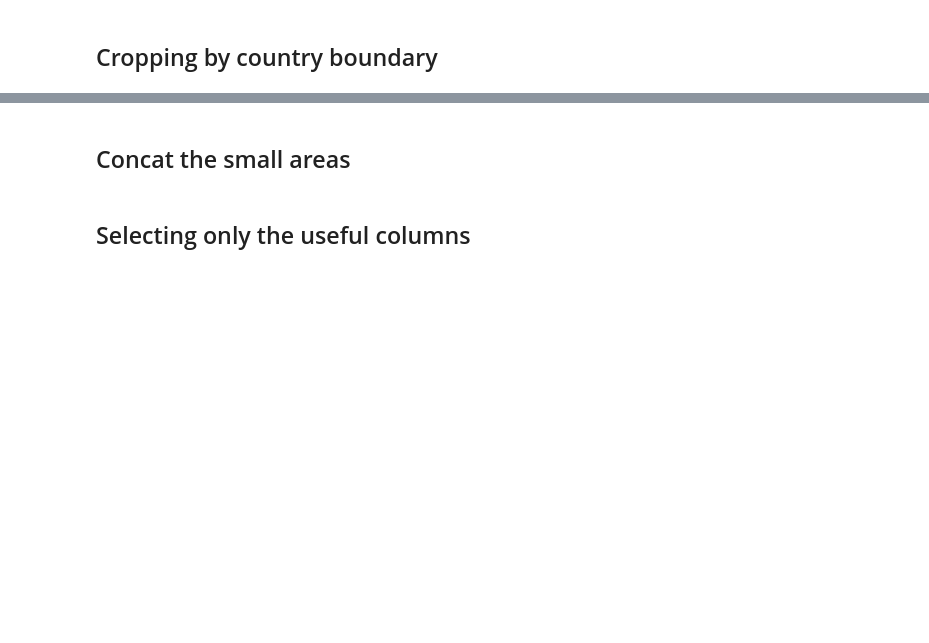
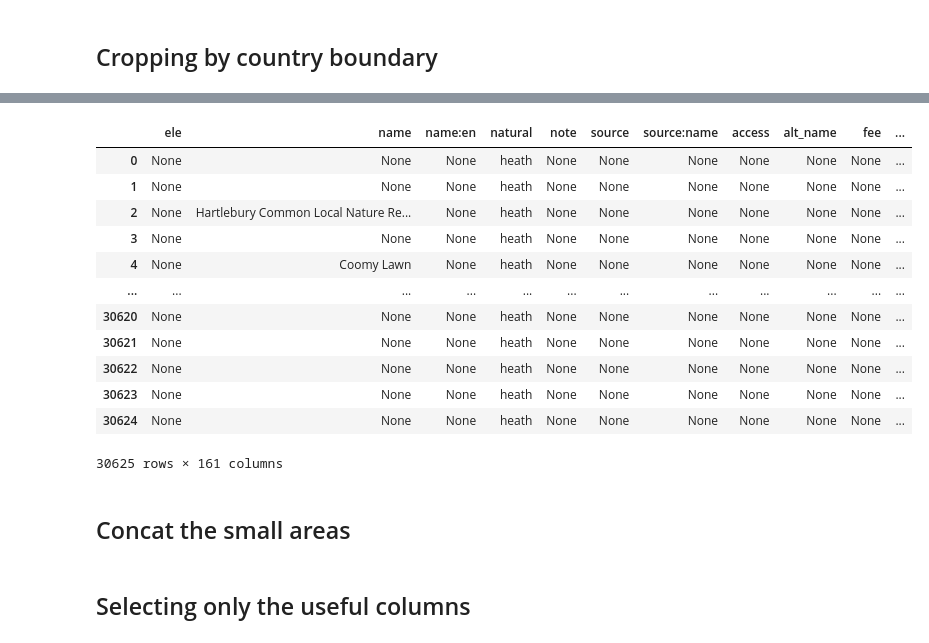
Before and after one commit to a-saveleva/casa_0003_group_project, a Jupyter notebook: data/natural_assets_dataset/joining.ipynb, the cells around one changed output, grey strips where cells are left out. Drawn from its saved outputs; the diff is of its cells as text; code cells hidden in the pictures; blank space fills up the shorter version.

```diff
--- a/data/natural_assets_dataset/joining.ipynb
+++ b/data/natural_assets_dataset/joining.ipynb
@@ -6,2 +7,4 @@ from shapely.geometry import Polygon, MultiPolygon
 pd.set_option('display.max_columns', None)
+# %%
+useful_columns = ['name', 'website', 'wikidata', 'wikipedia', 'access', 'geometry']
 # %%
@@ -82,0 +88,8 @@ for i in areas_crs:
+# %%
+woods = gpd.read_file("natural_assets_data_raw/woods_mainland.gpkg", columns=useful_columns)
+wetlands = gpd.read_file("natural_assets_data_raw/wetlands_mainland.gpkg", columns=useful_columns)
+scrub = gpd.read_file("natural_assets_data_raw/scrub_mainland.gpkg", columns=useful_columns)
+grassland = gpd.read_file("natural_assets_data_raw/grassland_mainland.gpkg", columns=useful_columns)
+heath = gpd.read_file("natural_assets_data_raw/heath_mainland.gpkg", columns=useful_columns)
+
+areas_crs_second = [woods, wetlands, scrub, grassland, heath]
@@ -176,3 +364,19 @@ for i in second_batch:
+# %%
+heath
+# %% [output]
+|  | ele | name | name:en | natural | note | source | source:name | access | alt_name | fee | ... |
+| 0 | None | None | None | heath | None | None | None | None | None | None | ... |
+| 1 | None | None | None | heath | None | None | None | None | None | None | ... |
+| 2 | None | Hartlebury Common Local Nature Re... | None | heath | None | None | None | None | None | None | ... |
+| 3 | None | None | None | heath | None | None | None | None | None | None | ... |
+| 4 | None | Coomy Lawn | None | heath | None | None | None | None | None | None | ... |
+| ... | ... | ... | ... | ... | ... | ... | ... | ... | ... | ... | ... |
+| 30620 | None | None | None | heath | None | None | None | None | None | None | ... |
+| 30621 | None | None | None | heath | None | None | None | None | None | None | ... |
+| 30622 | None | None | None | heath | None | None | None | None | None | None | ... |
+| 30623 | None | None | None | heath | None | None | None | None | None | None | ... |
+| 30624 | None | None | None | heath | None | None | None | None | None | None | ... |
+30625 rows × 161 columns
 # %% [markdown]
 ## Concat the small areas
 # %%
```
Also changed, not shown: parts of 60 cells of this notebook, 3 other files.
